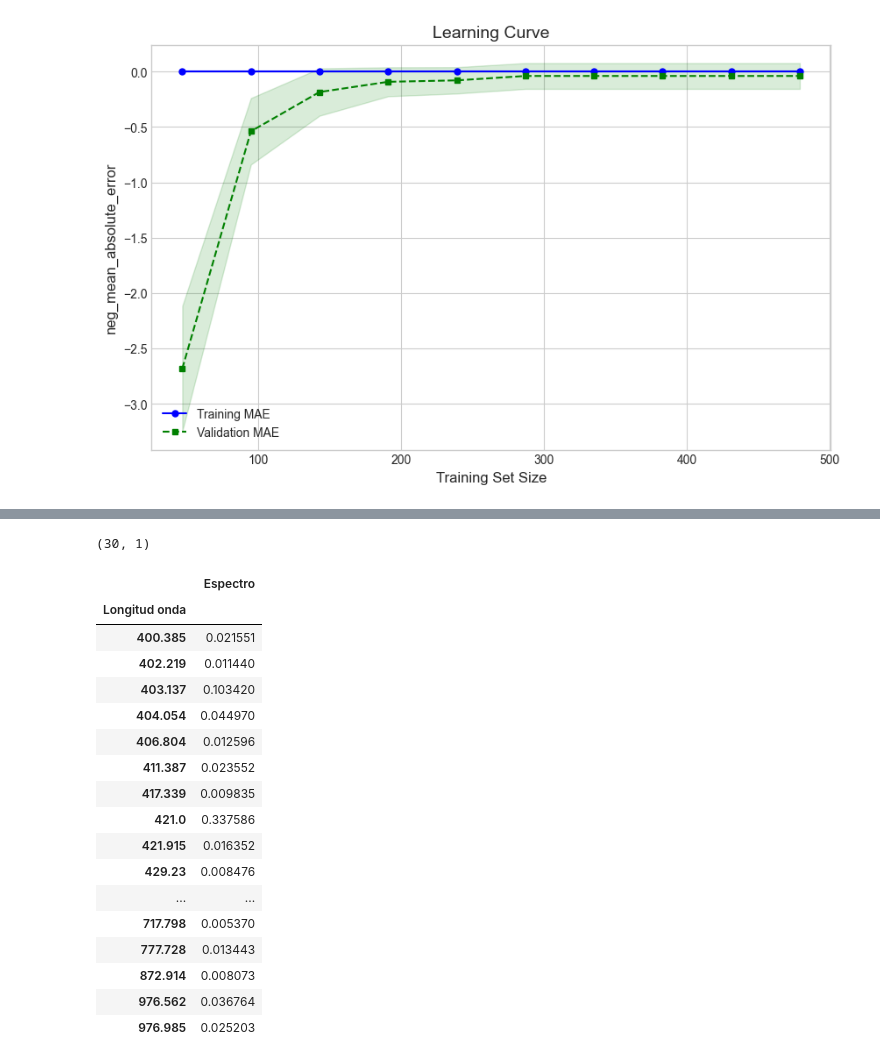
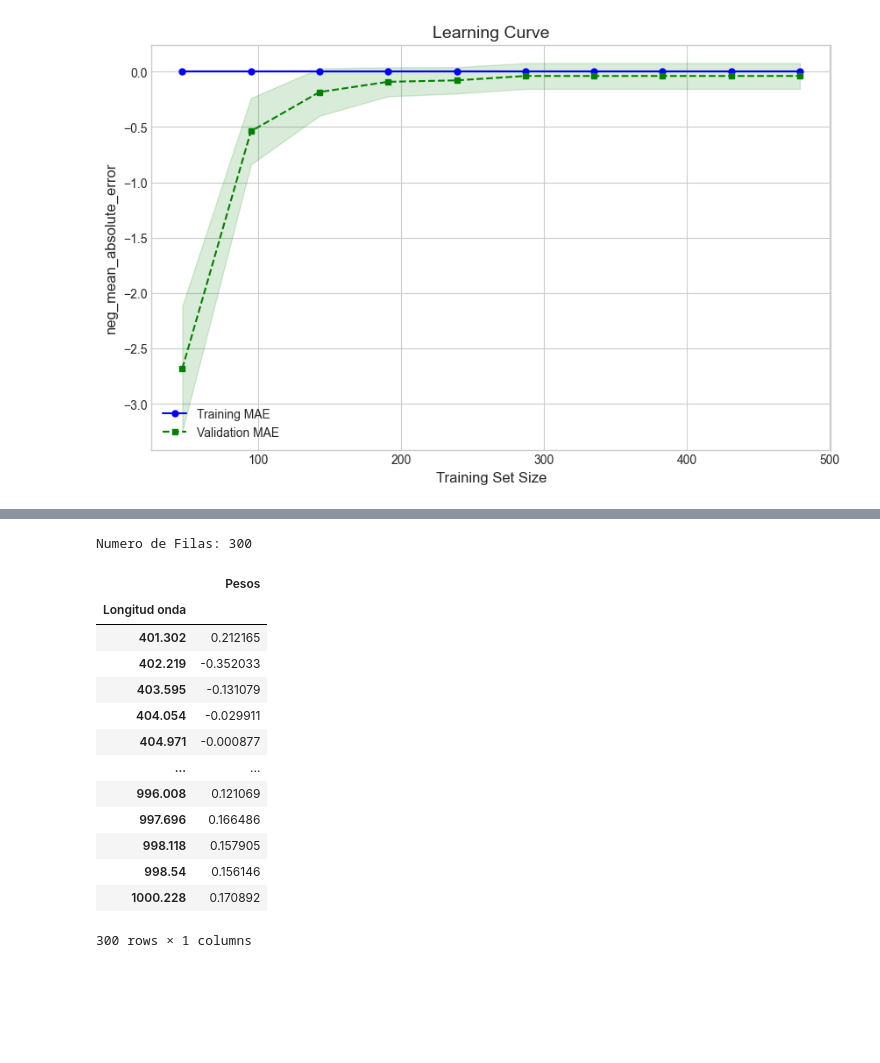
Before and after one commit to SomathReinztam/Firma_espectral_de-plantas_de_banano_infectadas, a Jupyter notebook: dataAnalysis.ipynb, the cells around one changed output, grey strips where cells are left out. Drawn from its saved outputs; the diff is of its cells as text; code cells hidden in the pictures; blank space fills up the shorter version.

```diff
--- a/dataAnalysis.ipynb
+++ b/dataAnalysis.ipynb
@@ -225,27 +300,23 @@ datF.featureImportancia(importances, indices)
 # %%
 serie = pd.Series(importances, index=indices)
-serie = pd.DataFrame({'Espectro':serie})
+serie = pd.DataFrame({'Pesos':serie})
 serie.index.name = 'Longitud onda'
-filtro = (serie['Espectro'] > 0)
-print(serie[filtro].shape)
+filtro = (serie['Pesos'] != 0)
+print(f'Numero de Filas: {serie[filtro].shape[0]}')
 serie[filtro]
 # %% [output]
-(30, 1)
+Numero de Filas: 300
-|  | Espectro |
+|  | Pesos |
 | Longitud onda |  |
-| 400.385 | 0.021551 |
-| 402.219 | 0.011440 |
-| 403.137 | 0.103420 |
-| 404.054 | 0.044970 |
-| 406.804 | 0.012596 |
-| 411.387 | 0.023552 |
-| 417.339 | 0.009835 |
-| 421.0 | 0.337586 |
-| 421.915 | 0.016352 |
-| 429.23 | 0.008476 |
+| 401.302 | 0.212165 |
+| 402.219 | -0.352033 |
+| 403.595 | -0.131079 |
+| 404.054 | -0.029911 |
+| 404.971 | -0.000877 |
 | ... | ... |
-| 717.798 | 0.005370 |
-| 777.728 | 0.013443 |
-| 872.914 | 0.008073 |
-| 976.562 | 0.036764 |
-| 976.985 | 0.025203 |
+| 996.008 | 0.121069 |
+| 997.696 | 0.166486 |
+| 998.118 | 0.157905 |
+| 998.54 | 0.156146 |
+| 1000.228 | 0.170892 |
+300 rows × 1 columns
```
Also changed, not shown: parts of 13 cells of this notebook.
